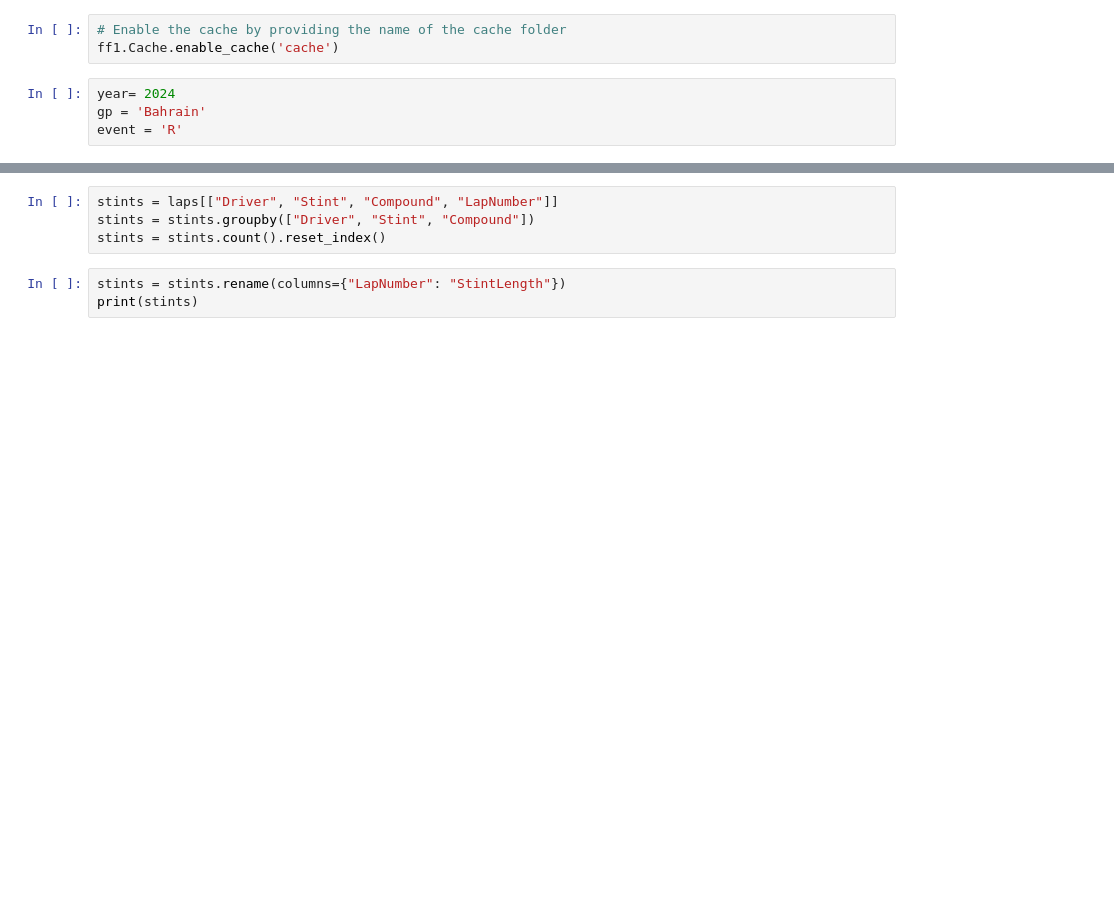
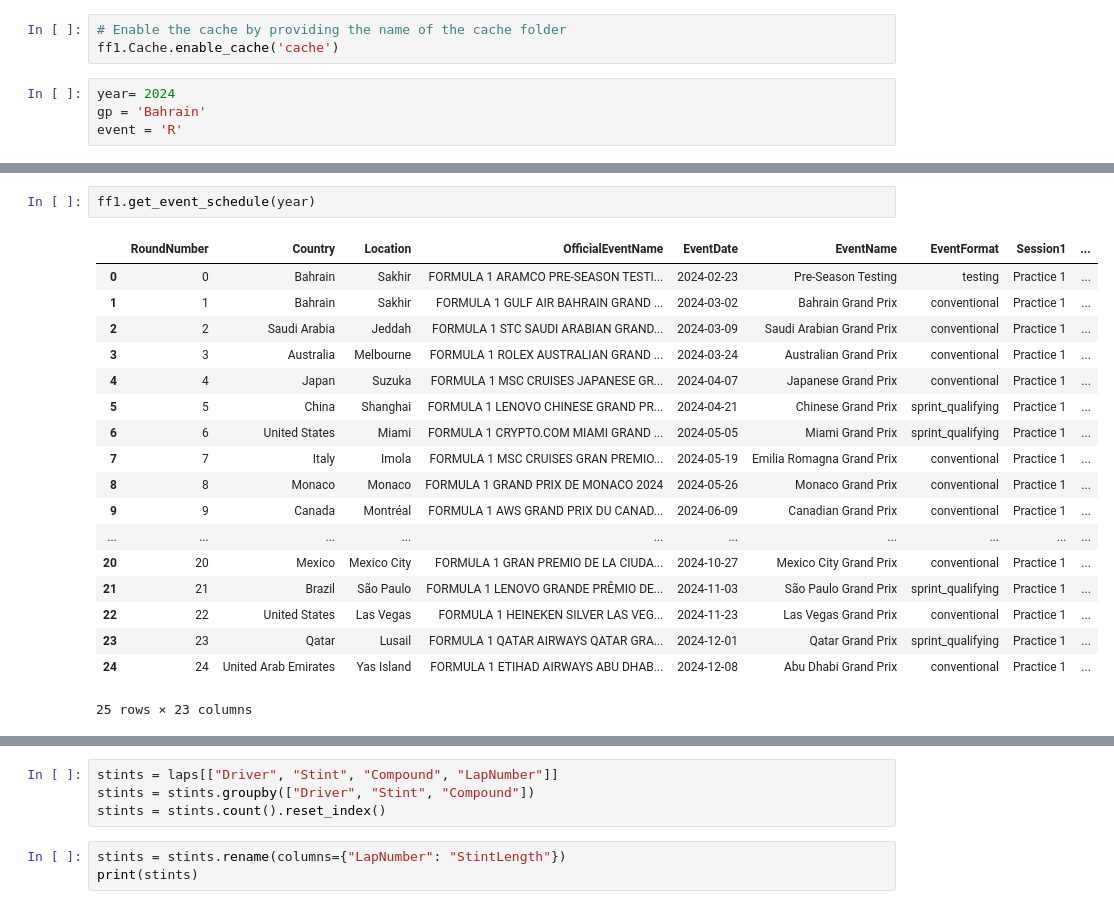
Before and after one commit to diegonbotelho/f1-tire-prediction, a Jupyter notebook: getting_to_konw_fastf1.ipynb, the cells around one changed output, grey strips where cells are left out. Saved outputs shown, nothing was run; the diff lists cells and outputs as text; blank space fills up the shorter version.

```diff
--- a/getting_to_konw_fastf1.ipynb
+++ b/getting_to_konw_fastf1.ipynb
@@ -52,0 +74,21 @@ core           INFO     Finished loading data for 20 drivers: ['1', '11', '55',
+# %%
+ff1.get_event_schedule(year)
+# %% [output]
+|  | RoundNumber | Country | Location | OfficialEventName | EventDate | EventName | EventFormat | Session1 | ... |
+| 0 | 0 | Bahrain | Sakhir | FORMULA 1 ARAMCO PRE-SEASON TESTI... | 2024-02-23 | Pre-Season Testing | testing | Practice 1 | ... |
+| 1 | 1 | Bahrain | Sakhir | FORMULA 1 GULF AIR BAHRAIN GRAND ... | 2024-03-02 | Bahrain Grand Prix | conventional | Practice 1 | ... |
+| 2 | 2 | Saudi Arabia | Jeddah | FORMULA 1 STC SAUDI ARABIAN GRAND... | 2024-03-09 | Saudi Arabian Grand Prix | conventional | Practice 1 | ... |
+| 3 | 3 | Australia | Melbourne | FORMULA 1 ROLEX AUSTRALIAN GRAND ... | 2024-03-24 | Australian Grand Prix | conventional | Practice 1 | ... |
+| 4 | 4 | Japan | Suzuka | FORMULA 1 MSC CRUISES JAPANESE GR... | 2024-04-07 | Japanese Grand Prix | conventional | Practice 1 | ... |
+| 5 | 5 | China | Shanghai | FORMULA 1 LENOVO CHINESE GRAND PR... | 2024-04-21 | Chinese Grand Prix | sprint_qualifying | Practice 1 | ... |
+| 6 | 6 | United States | Miami | FORMULA 1 CRYPTO.COM MIAMI GRAND ... | 2024-05-05 | Miami Grand Prix | sprint_qualifying | Practice 1 | ... |
+| 7 | 7 | Italy | Imola | FORMULA 1 MSC CRUISES GRAN PREMIO... | 2024-05-19 | Emilia Romagna Grand Prix | conventional | Practice 1 | ... |
+| 8 | 8 | Monaco | Monaco | FORMULA 1 GRAND PRIX DE MONACO 2024 | 2024-05-26 | Monaco Grand Prix | conventional | Practice 1 | ... |
+| 9 | 9 | Canada | Montréal | FORMULA 1 AWS GRAND PRIX DU CANAD... | 2024-06-09 | Canadian Grand Prix | conventional | Practice 1 | ... |
+| ... | ... | ... | ... | ... | ... | ... | ... | ... | ... |
+| 20 | 20 | Mexico | Mexico City | FORMULA 1 GRAN PREMIO DE LA CIUDA... | 2024-10-27 | Mexico City Grand Prix | conventional | Practice 1 | ... |
+| 21 | 21 | Brazil | São Paulo | FORMULA 1 LENOVO GRANDE PRÊMIO DE... | 2024-11-03 | São Paulo Grand Prix | sprint_qualifying | Practice 1 | ... |
+| 22 | 22 | United States | Las Vegas | FORMULA 1 HEINEKEN SILVER LAS VEG... | 2024-11-23 | Las Vegas Grand Prix | conventional | Practice 1 | ... |
+| 23 | 23 | Qatar | Lusail | FORMULA 1 QATAR AIRWAYS QATAR GRA... | 2024-12-01 | Qatar Grand Prix | sprint_qualifying | Practice 1 | ... |
+| 24 | 24 | United Arab Emirates | Yas Island | FORMULA 1 ETIHAD AIRWAYS ABU DHAB... | 2024-12-08 | Abu Dhabi Grand Prix | conventional | Practice 1 | ... |
+25 rows × 23 columns
```
Also changed, not shown: parts of 15 cells of this notebook.
